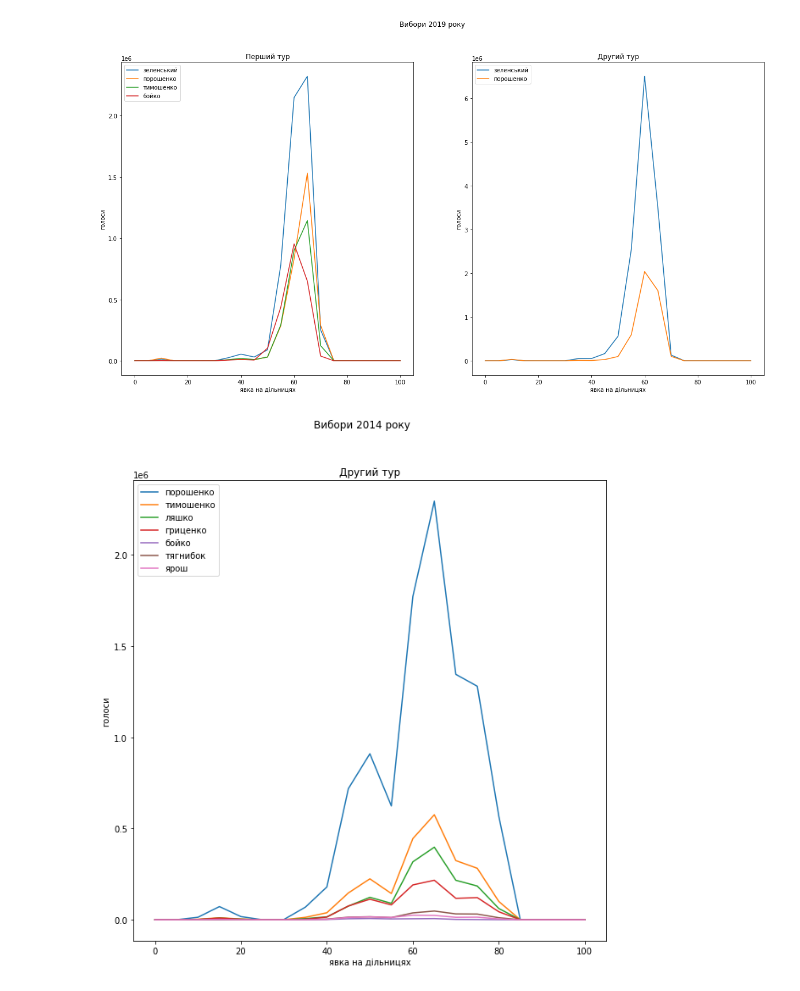
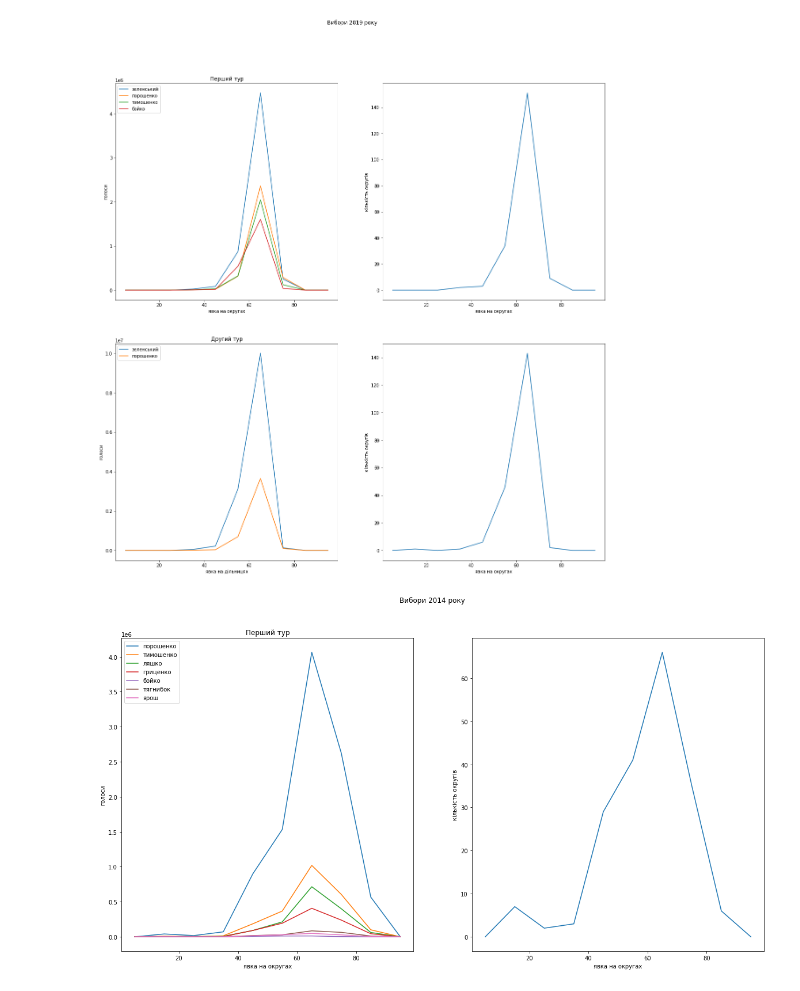
Before and after one commit to alexkernphysiker/ukr-elections, a Jupyter notebook: election_plots.ipynb, the cells around one changed output. Saved outputs shown, nothing was run; the diff lists cells and outputs as text; code cells hidden in the pictures.

```diff
--- a/election_plots.ipynb
+++ b/election_plots.ipynb
@@ -27,20 +27,23 @@ def get_columns(total_count, source):
     pass
 
 def prepare_data(compr,source, reg):
-    hist=[0]*(100//compr+1)
+    districts=[0]*(100//compr)
+    voices=[0]*(100//compr)
     for (idn,count, attendance) in source:
         if idn in reg:
             index=int(attendance*100/compr)
-            if index>=len(hist):
+            if index>=len(districts):
                 print("out of range for id",idn)
                 pass
             else:
-                hist[index] += count
+                districts[index] += 1
+                voices[index] += count
                 pass
             pass
         pass
-    return hist
+    return districts,voices
 
+#codes of election districts
 crimea={1,2,3,4,5,6,7,8,9,10}
 vin={11,12,13,14,15,16,17,18}
 vol={19,20,21,22,23}
@@ -60,24 +63,24 @@ pol={144,145,146,147,148,149,150,151}
 riv={152,153,154,155,156}
 sumy={157,157,158,159,160,161,162}
 tern={163,164,165,166,167}
-kharkiv={168,169,170,171,172,173,174}
-kharkiv_reg={175,176,177,178,179,180,181}
+kharkiv={168,169,170,171,172,173,174,175,176,177,178,179,180,181}
 kherson={182,183,184,185,186}
 khmel={187,188,189,190,191,192,193}
 cherk={194,195,196,197,198,199,200}
 chernivtsi={201,202,203,204}
 chernihiv={205,206,207,208,209,210}
-kyiv={211,212,213,214,215,216,217,218,219,220,221,222,223}
+kyiv_city={211,212,213,214,215,216,217,218,219,220,221,222,223}
 sebastopol={224,225}
+foreign={333}
 
 west=zak|fra|lv|tern|khmel|chernivtsi|riv|vol
 center=vin|krop|cherk|pol|dp
 north=zhy|kyiv_reg|chernihiv|sumy|kyiv
 east=dn|lg|kharkiv|kharkiv_reg
 south=od|kherson|myk|zp|crimea|sebastopol
-ua=west|east|north|south|center|{333}
+ua=west|east|north|south|center
 
-compr=5
+compr=10
 # %%
 def get_attendance(name):
     for item in get_columns(13,name):
@@ -118,42 +121,50 @@ def get_2nd_for(name):
     cand=candidates2[name]
     for att,voices in zip(get_attendance("ukr_2019/3004-general.txt"),get_columns(cand[2],cand[0])):
         if att[0]==voices[0]:
             yield (att[0],voices[cand[1]],att[1])
             pass
         else:
             print("MISMATCH",att[0],voices[0])
             return
             pass
         pass
     pass
 fig=plt.figure()
-fig.set_size_inches(20 , 10, forward=True)
+fig.set_size_inches(20 , 20, forward=True)
 fig.suptitle("Вибори 2019 року")
 fig.show()
 
-ax=fig.add_subplot(121)
+ax=fig.add_subplot(221)
 for name in ["зеленський","порошенко","тимошенко","бойко"]:
-    data=prepare_data(compr,get_1st_for(name),ua)
-    ax.plot([x*compr for x in range(len(data))],data, label=name);
+    districts,voices=prepare_data(compr,get_1st_for(name),ua)
+    ax.plot([x*compr+compr/2 for x in range(len(voices))],voices, label=name);
     pass
 ax.title.set_text("Перший тур")
-ax.set_xlabel("явка на дільницях")
+ax.set_xlabel("явка на округах")
 ax.set_ylabel("голоси")
 ax.legend(loc=2)
+ax=fig.add_subplot(222)
+ax.plot([x*compr+compr/2 for x in range(len(districts))],districts, label=name);
+ax.set_xlabel("явка на округах")
+ax.set_ylabel("кількість округів")
 
-ax=fig.add_subplot(122)
+ax=fig.add_subplot(223)
 for name in ["зеленський","порошенко"]:
-    data=prepare_data(compr,get_2nd_for(name),ua)
-    ax.plot([x*compr for x in range(len(data))],data, label=name);
+    districts,voices=prepare_data(compr,get_2nd_for(name),ua)
+    ax.plot([x*compr+compr/2 for x in range(len(voices))],voices, label=name);
     pass
 ax.title.set_text("Другий тур")
 ax.set_xlabel("явка на дільницях")
 ax.set_ylabel("голоси")
 ax.legend(loc=2)
+ax=fig.add_subplot(224)
+ax.plot([x*compr+compr/2 for x in range(len(districts))],districts, label=name);
+ax.set_xlabel("явка на округах")
+ax.set_ylabel("кількість округів")
 
 plt.draw()
 # %% [output]
-[figure, old version]
+[figure, new version]
 # %%
 def get_attendance(name):
     for item in get_columns(13,name):
@@ -171,7 +182,7 @@ candidates2={
         "ярош": ("ukr_2014/candidates.txt",21,23)
     }
 
-def get_2nd_for(name):
+def get_for(name):
     cand=candidates2[name]
     for att,voices in zip(get_attendance("ukr_2014/general.txt"),get_columns(cand[2],cand[0])):
         if att[0]==voices[0]:
@@ -185,24 +196,26 @@ def get_2nd_for(name):
     pass
 
 fig=plt.figure()
-fig.set_size_inches(10 , 10, forward=True)
+fig.set_size_inches(20 , 10, forward=True)
 fig.suptitle("Вибори 2014 року")
 fig.show()
-
-ax=fig.add_subplot(111)
+ax=fig.add_subplot(121)
 for name in ["порошенко","тимошенко","ляшко",  "гриценко", "бойко" ,"тягнибок","ярош"]:
-    data=prepare_data(compr,get_2nd_for(name),ua)
-    ax.plot([x*compr for x in range(len(data))],data, label=name);
+    districts,voices=prepare_data(compr,get_for(name),ua)
+    ax.plot([x*compr+compr/2 for x in range(len(voices))],voices, label=name);
     pass
-
-ax.title.set_text("Другий тур")
-ax.set_xlabel("явка на дільницях")
+ax.title.set_text("Перший тур")
+ax.set_xlabel("явка на округах")
 ax.set_ylabel("голоси")
 ax.legend(loc=2)
+ax=fig.add_subplot(122)
+ax.plot([x*compr+compr/2 for x in range(len(districts))],districts, label=name);
+ax.set_xlabel("явка на округах")
+ax.set_ylabel("кількість округів")
 
 plt.draw()
 # %% [output]
-[figure, old version]
+[figure, new version]
 # %%
 def get_attendance(name):
     for item in get_columns(10,name):
```
Also changed, not shown: parts of 2 cells of this notebook.
